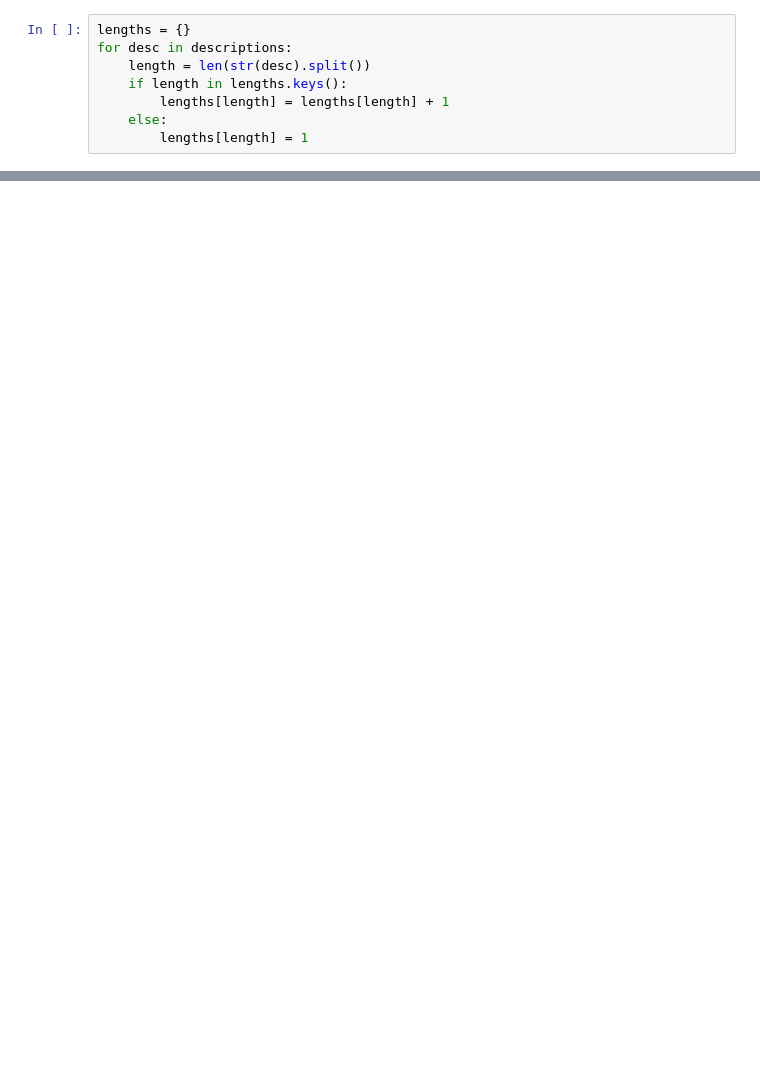
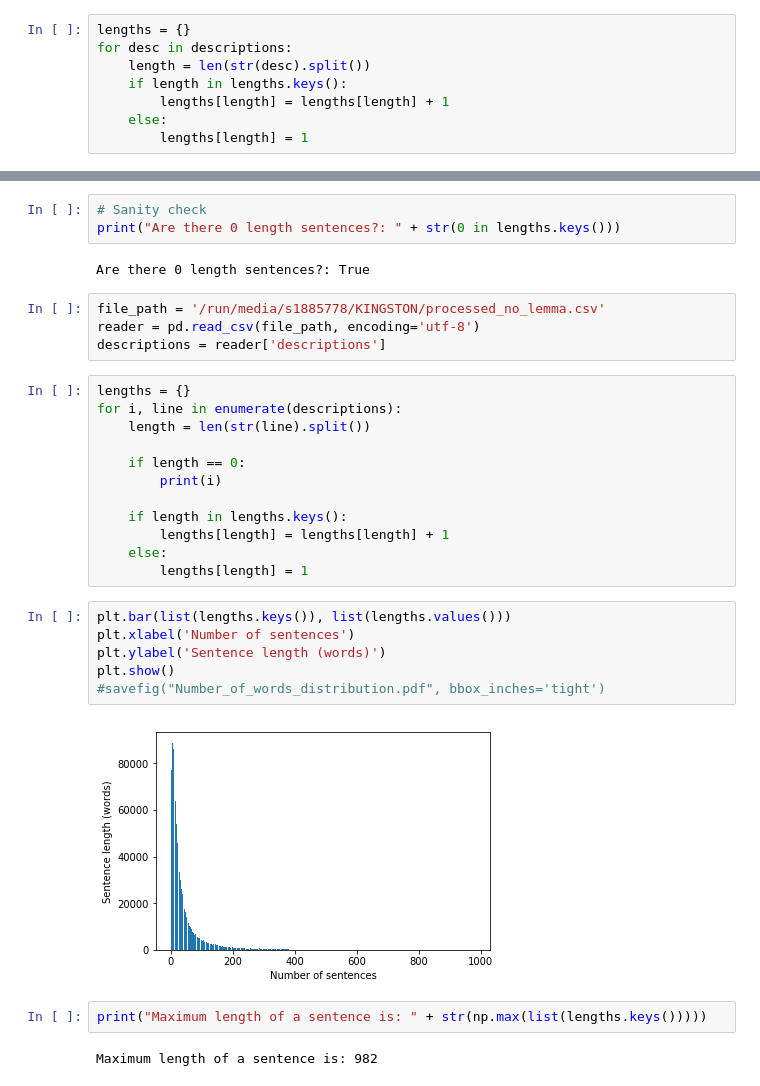
Before and after one commit to msmilevski/nrl, a Jupyter notebook: data_exploration.ipynb, the cells around one changed output, grey strips where cells are left out. Cells and saved outputs as stored; diff of their text form; blank space fills up the shorter version.

```diff
--- a/data_exploration.ipynb
+++ b/data_exploration.ipynb
@@ -136,0 +144,33 @@ savefig("Number_of_words_distribution.pdf", bbox_inches='tight')
+# %%
+# Sanity check
+print("Are there 0 length sentences?: " + str(0 in lengths.keys()))
+# %% [output]
+Are there 0 length sentences?: True
+# %%
+file_path = '/run/media/s1885778/KINGSTON/processed_no_lemma.csv'
+reader = pd.read_csv(file_path, encoding='utf-8')
+descriptions = reader['descriptions']
+# %%
+lengths = {}
+for i, line in enumerate(descriptions):
+    length = len(str(line).split())
+
+    if length == 0:
+        print(i)
+
+    if length in lengths.keys():
+        lengths[length] = lengths[length] + 1
+    else:
+        lengths[length] = 1
+# %%
+plt.bar(list(lengths.keys()), list(lengths.values()))
+plt.xlabel('Number of sentences')
+plt.ylabel('Sentence length (words)')
+plt.show()
+#savefig("Number_of_words_distribution.pdf", bbox_inches='tight')
+# %% [output]
+[figure, added]
+# %%
+print("Maximum length of a sentence is: " + str(np.max(list(lengths.keys()))))
+# %% [output]
+Maximum length of a sentence is: 982
```
Also changed, not shown: parts of 11 cells of this notebook.
